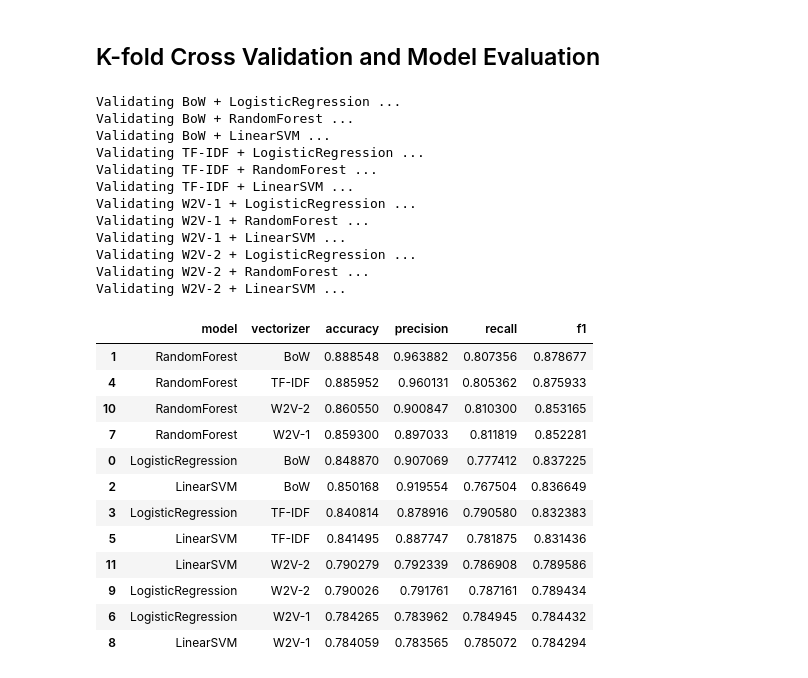
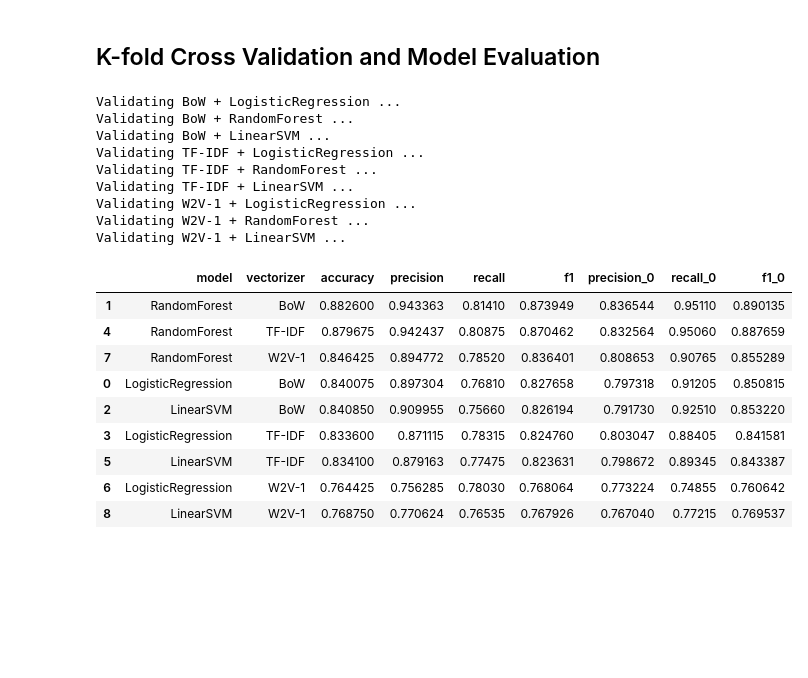
Before and after one commit to msegreto/CyberbullismDetection, a Jupyter notebook: notebook/3_BinaryClassification.ipynb, the cells around one changed output. Cells and saved outputs as stored; diff of their text form; code cells hidden in the pictures; blank space fills up the shorter version.

```diff
--- a/notebook/3_BinaryClassification.ipynb
+++ b/notebook/3_BinaryClassification.ipynb
@@ -114,8 +134,7 @@ os.makedirs("../model", exist_ok=True)
 combinations = [
     ("BoW", CountVectorizer(max_features=350)),
     ("TF-IDF", TfidfVectorizer(max_features=350)),
-    ("W2V-1", W2VTransformer(model1)),
-    ("W2V-2", W2VTransformer(model2))
+    ("W2V-1", W2VTransformer(model1))
 ]
 
 param_grid = {
@@ -243,8 +256,7 @@ y = y_binary
 vectorizer_map = {
     "BoW": CountVectorizer(max_features=350),
     "TF-IDF": TfidfVectorizer(max_features=350),
-    "W2V-1": W2VTransformer(model1),
-    "W2V-2": W2VTransformer(model2)
+    "W2V-1": W2VTransformer(model1)
 }
 
 classifier_map = {
@@ -259,8 +271,13 @@ scoring = {
     "accuracy": "accuracy",
     "precision": make_scorer(precision_score, zero_division=0),
     "recall": make_scorer(recall_score, zero_division=0),
-    "f1": make_scorer(f1_score, zero_division=0)
+    "f1": make_scorer(f1_score, zero_division=0),
+
+    "precision_0": make_scorer(precision_score, pos_label=0, zero_division=0),
+    "recall_0": make_scorer(recall_score, pos_label=0, zero_division=0),
+    "f1_0": make_scorer(f1_score, pos_label=0, zero_division=0)
 }
+
 
 results = pd.read_csv("../model/grid_search_binary_f1/best_model_results.csv")
 results["Best Params"] = results["Best Params"].apply(eval)
@@ -289,48 +306,42 @@ for vec_name, vectorizer in vectorizer_map.items():
             y,
             cv=cv,
             scoring=scoring,
             n_jobs=-1
         )
 
         result = {
             "model": clf_name,
             "vectorizer": vec_name
 
         }
         for key in scoring.keys():
             result[key] = np.mean(scores[f"test_{key}"])
 
         eval_results.append(result)
 
 df_eval = pd.DataFrame(eval_results)
 df_eval_sorted = df_eval.sort_values(by="f1", ascending=False)
 df_eval_sorted.to_csv("../model/grid_search_binary_f1/binary_result_from_csv_params.csv", index=False)
 display(df_eval_sorted)
 # %% [output]
 Validating BoW + LogisticRegression ...
 Validating BoW + RandomForest ...
 Validating BoW + LinearSVM ...
 Validating TF-IDF + LogisticRegression ...
 Validating TF-IDF + RandomForest ...
 Validating TF-IDF + LinearSVM ...
 Validating W2V-1 + LogisticRegression ...
 Validating W2V-1 + RandomForest ...
 Validating W2V-1 + LinearSVM ...
-Validating W2V-2 + LogisticRegression ...
-Validating W2V-2 + RandomForest ...
-Validating W2V-2 + LinearSVM ...
-|  | model | vectorizer | accuracy | precision | recall | f1 |
-| 1 | RandomForest | BoW | 0.888548 | 0.963882 | 0.807356 | 0.878677 |
-| 4 | RandomForest | TF-IDF | 0.885952 | 0.960131 | 0.805362 | 0.875933 |
-| 10 | RandomForest | W2V-2 | 0.860550 | 0.900847 | 0.810300 | 0.853165 |
-| 7 | RandomForest | W2V-1 | 0.859300 | 0.897033 | 0.811819 | 0.852281 |
-| 0 | LogisticRegression | BoW | 0.848870 | 0.907069 | 0.777412 | 0.837225 |
-| 2 | LinearSVM | BoW | 0.850168 | 0.919554 | 0.767504 | 0.836649 |
-| 3 | LogisticRegression | TF-IDF | 0.840814 | 0.878916 | 0.790580 | 0.832383 |
-| 5 | LinearSVM | TF-IDF | 0.841495 | 0.887747 | 0.781875 | 0.831436 |
-| 11 | LinearSVM | W2V-2 | 0.790279 | 0.792339 | 0.786908 | 0.789586 |
-| 9 | LogisticRegression | W2V-2 | 0.790026 | 0.791761 | 0.787161 | 0.789434 |
-| 6 | LogisticRegression | W2V-1 | 0.784265 | 0.783962 | 0.784945 | 0.784432 |
-| 8 | LinearSVM | W2V-1 | 0.784059 | 0.783565 | 0.785072 | 0.784294 |
+|  | model | vectorizer | accuracy | precision | recall | f1 | precision_0 | recall_0 | f1_0 |
+| 1 | RandomForest | BoW | 0.882600 | 0.943363 | 0.81410 | 0.873949 | 0.836544 | 0.95110 | 0.890135 |
+| 4 | RandomForest | TF-IDF | 0.879675 | 0.942437 | 0.80875 | 0.870462 | 0.832564 | 0.95060 | 0.887659 |
+| 7 | RandomForest | W2V-1 | 0.846425 | 0.894772 | 0.78520 | 0.836401 | 0.808653 | 0.90765 | 0.855289 |
+| 0 | LogisticRegression | BoW | 0.840075 | 0.897304 | 0.76810 | 0.827658 | 0.797318 | 0.91205 | 0.850815 |
+| 2 | LinearSVM | BoW | 0.840850 | 0.909955 | 0.75660 | 0.826194 | 0.791730 | 0.92510 | 0.853220 |
+| 3 | LogisticRegression | TF-IDF | 0.833600 | 0.871115 | 0.78315 | 0.824760 | 0.803047 | 0.88405 | 0.841581 |
+| 5 | LinearSVM | TF-IDF | 0.834100 | 0.879163 | 0.77475 | 0.823631 | 0.798672 | 0.89345 | 0.843387 |
+| 6 | LogisticRegression | W2V-1 | 0.764425 | 0.756285 | 0.78030 | 0.768064 | 0.773224 | 0.74855 | 0.760642 |
+| 8 | LinearSVM | W2V-1 | 0.768750 | 0.770624 | 0.76535 | 0.767926 | 0.767040 | 0.77215 | 0.769537 |
 # %%
 # test set loading
```
Also changed, not shown: parts of 3 cells of this notebook, 7 other files.
